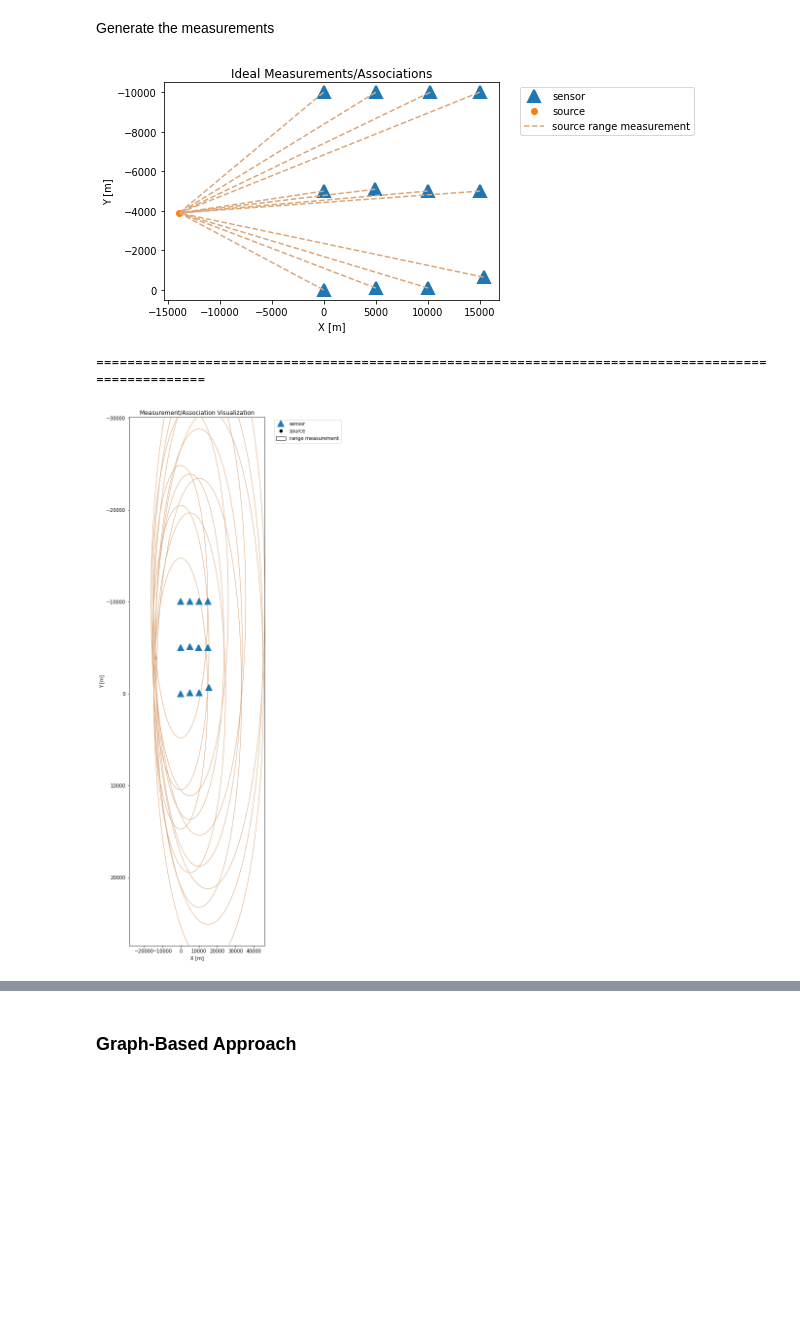
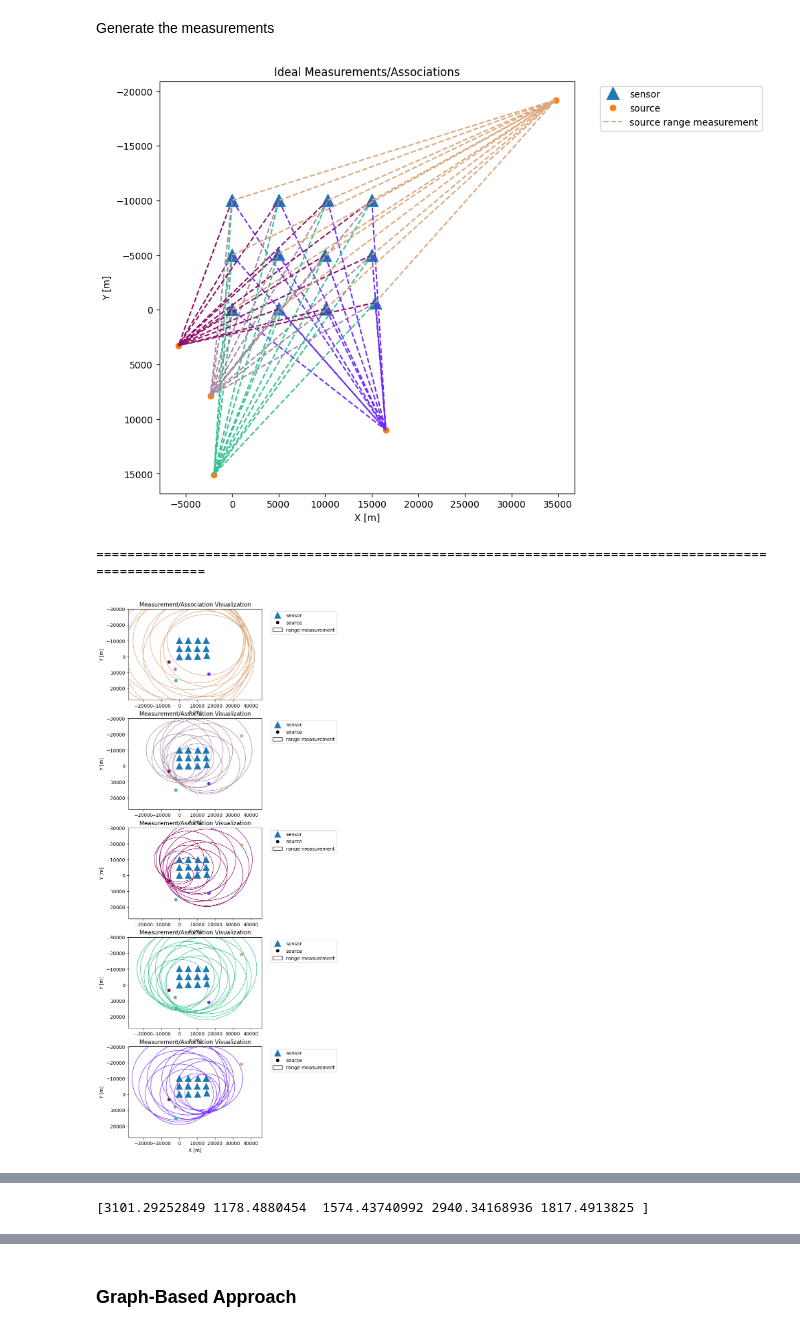
Before and after one commit to whoi-mars/Whale-Gunshot-Localization, a Jupyter notebook: associate_and_localize/algorithm_sandbox.ipynb, the cells around one changed output, grey strips where cells are left out. Cells and saved outputs as stored; diff of their text form; code cells hidden in the pictures; blank space fills up the shorter version.

```diff
--- a/associate_and_localize/algorithm_sandbox.ipynb
+++ b/associate_and_localize/algorithm_sandbox.ipynb
@@ -249,16 +331,17 @@ def visualize_measurements(measurements, TOSSIT_associations, source_association
 Generate the measurements
 # %%
 # generate measurements and associations
-rng1 = np.random.default_rng(2354432234323)
-measurements, source_associations, TOSSIT_associations, source_locs = generate_measurements(num_sources=1, var=1000*1000, num_delete=0, rng=rng1)
-# measurements = [np.asarray([18275.38578005]), np.asarray([18940.68996324]), np.asarray([20822.70048417]), np.asarray([16586.74076934]), np.asarray([12799.94549626]), np.asarray([10499.91381342]), np.asarray([5945.07030372]), np.asarray([2964.92636063]), np.asarray([8207.91153089]), np.asarray([9663.21690489]), np.asarray([14246.16998012]), np.asarray([13241.67090913])]
-# source_locs = np.asarray([[  -27.73548847, 18275.36473377]])
+rng1 = np.random.default_rng(98765)
+while True:
+    measurements, source_associations, TOSSIT_associations, source_locs = generate_measurements(num_sources=5, var=1000*1000, num_delete=0, rng=rng1, in_sensors=False)
+    if math_tools.is_sparse_locs(source_locs, thresh=10):
+        break
 
 # visualize results
 visualize_collection(measurements, TOSSIT_associations, source_associations, source_locs)
 print(100*"=")
 visualize_measurements(measurements, TOSSIT_associations, source_associations, source_locs)
 # %% [output]
-[figure, old version]
+[figure, new version]
 ====================================================================================================
-[figure, old version]
+[figure, new version]
@@ -265,0 +349,24 @@ visualize_measurements(measurements, TOSSIT_associations, source_associations, s
+# %%
+measurements_flat = np.concatenate(measurements)
+assocs_flat = np.concatenate(source_associations)
+TOSSIT_flat = np.concatenate(TOSSIT_associations)
+localizer = MultilaterationOpt()
+TOSSIT_locations = np.asarray([config['TOSSIT']['TOSSIT_y'], config['TOSSIT']['TOSSIT_x']]).T
+localizer.set_map({
+    'TOSSIT_locations' : TOSSIT_locations,
+    'min_x' : config['scaling']['min_x'],
+    'max_x' : config['scaling']['max_x'],
+    'min_y' : config['scaling']['min_y'],
+    'max_y' : config['scaling']['max_y'],
+})
+
+best_locs_ests = []
+for i in range(max(assocs_flat) + 1):
+    idx = np.where(assocs_flat == i)[0]
+    cost, loc = localizer.localize(measurements_flat[idx], TOSSIT_flat[idx])
+    best_locs_ests.append(loc)
+best_locs_ests = np.asarray(best_locs_ests)
+
+print(np.sqrt(((best_locs_ests - source_locs) ** 2).sum(axis=1)))
+# %% [output]
+[3101.29252849 1178.4880454  1574.43740992 2940.34168936 1817.4913825 ]
```
Also changed, not shown: parts of 13 cells of this notebook.
